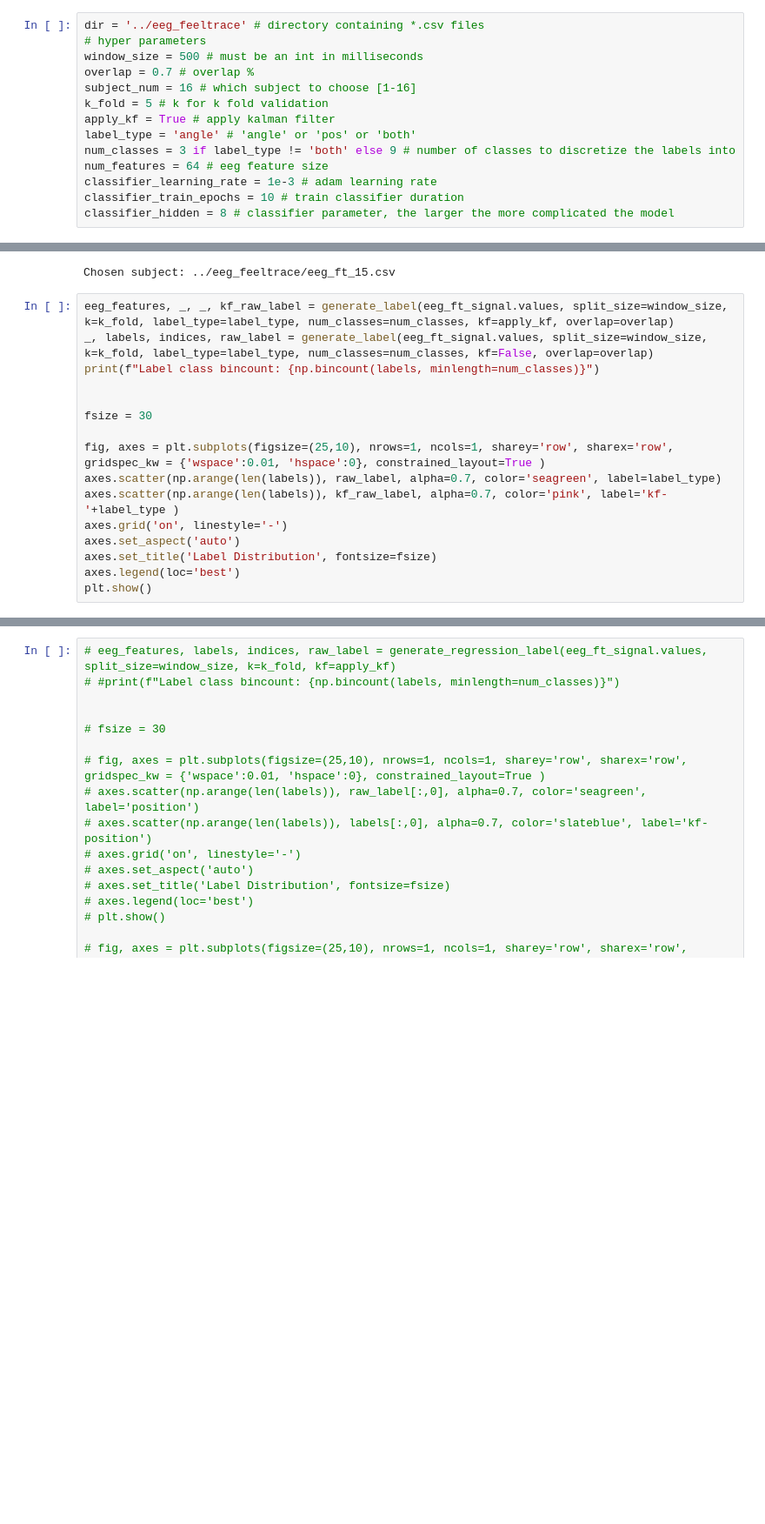
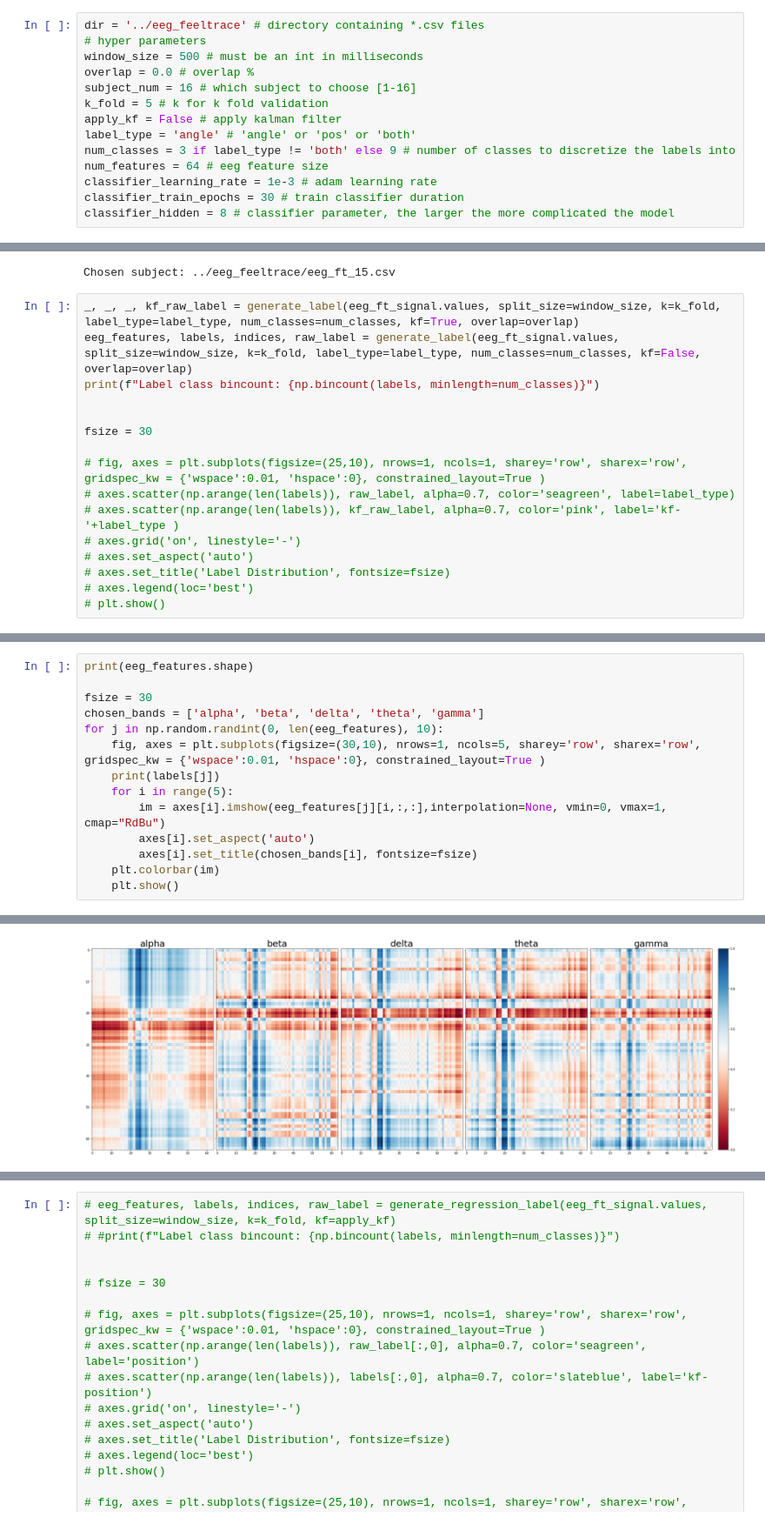
Before and after one commit to ubcspin/emod-eegify, a Jupyter notebook: src/cnn_eeg_classify.ipynb, the cells around one changed output, grey strips where cells are left out. Shown at 87% size. Saved outputs shown, nothing was run; the diff lists cells and outputs as text; blank space fills up the shorter version.

```diff
--- a/src/cnn_eeg_classify.ipynb
+++ b/src/cnn_eeg_classify.ipynb
@@ -39,15 +37,15 @@ from filterpy.kalman import KalmanFilter
 dir = '../eeg_feeltrace' # directory containing *.csv files
 # hyper parameters
 window_size = 500 # must be an int in milliseconds
-overlap = 0.7 # overlap %
+overlap = 0.0 # overlap %
 subject_num = 16 # which subject to choose [1-16]
 k_fold = 5 # k for k fold validation
-apply_kf = True # apply kalman filter
+apply_kf = False # apply kalman filter
 label_type = 'angle' # 'angle' or 'pos' or 'both'
 num_classes = 3 if label_type != 'both' else 9 # number of classes to discretize the labels into
 num_features = 64 # eeg feature size
 classifier_learning_rate = 1e-3 # adam learning rate
-classifier_train_epochs = 10 # train classifier duration
+classifier_train_epochs = 30 # train classifier duration
 classifier_hidden = 8 # classifier parameter, the larger the more complicated the model
 # %%
 # functions for preprocessing dataset
@@ -207,19 +211,19 @@ eeg_ft_signal = load_dataset(dir = dir, subject_num = subject_num)
 # %% [output]
 Chosen subject: ../eeg_feeltrace/eeg_ft_15.csv
 # %%
-eeg_features, _, _, kf_raw_label = generate_label(eeg_ft_signal.values, split_size=window_size, k=k_fold, label_type=label_type, num_classes=num_classes, kf=apply_kf, overlap=overlap)
-_, labels, indices, raw_label = generate_label(eeg_ft_signal.values, split_size=window_size, k=k_fold, label_type=label_type, num_classes=num_classes, kf=False, overlap=overlap)
+_, _, _, kf_raw_label = generate_label(eeg_ft_signal.values, split_size=window_size, k=k_fold, label_type=label_type, num_classes=num_classes, kf=True, overlap=overlap)
+eeg_features, labels, indices, raw_label = generate_label(eeg_ft_signal.values, split_size=window_size, k=k_fold, label_type=label_type, num_classes=num_classes, kf=False, overlap=overlap)
 print(f"Label class bincount: {np.bincount(labels, minlength=num_classes)}")
 
 
 fsize = 30
 
-fig, axes = plt.subplots(figsize=(25,10), nrows=1, ncols=1, sharey='row', sharex='row', gridspec_kw = {'wspace':0.01, 'hspace':0}, constrained_layout=True )
-axes.scatter(np.arange(len(labels)), raw_label, alpha=0.7, color='seagreen', label=label_type)
-axes.scatter(np.arange(len(labels)), kf_raw_label, alpha=0.7, color='pink', label='kf-'+label_type )
-axes.grid('on', linestyle='-')
-axes.set_aspect('auto')
-axes.set_title('Label Distribution', fontsize=fsize)
-axes.legend(loc='best')
-plt.show()
+# fig, axes = plt.subplots(figsize=(25,10), nrows=1, ncols=1, sharey='row', sharex='row', gridspec_kw = {'wspace':0.01, 'hspace':0}, constrained_layout=True )
+# axes.scatter(np.arange(len(labels)), raw_label, alpha=0.7, color='seagreen', label=label_type)
+# axes.scatter(np.arange(len(labels)), kf_raw_label, alpha=0.7, color='pink', label='kf-'+label_type )
+# axes.grid('on', linestyle='-')
+# axes.set_aspect('auto')
+# axes.set_title('Label Distribution', fontsize=fsize)
+# axes.legend(loc='best')
+# plt.show()
 # %% [output]
@@ -231,0 +235,15 @@ Label class bincount: [ 801 1878  658]
+# %%
+print(eeg_features.shape)
+
+fsize = 30
+chosen_bands = ['alpha', 'beta', 'delta', 'theta', 'gamma']
+for j in np.random.randint(0, len(eeg_features), 10):
+    fig, axes = plt.subplots(figsize=(30,10), nrows=1, ncols=5, sharey='row', sharex='row', gridspec_kw = {'wspace':0.01, 'hspace':0}, constrained_layout=True )
+    print(labels[j])
+    for i in range(5):
+        im = axes[i].imshow(eeg_features[j][i,:,:],interpolation=None, vmin=0, vmax=1, cmap="RdBu")
+        axes[i].set_aspect('auto')
+        axes[i].set_title(chosen_bands[i], fontsize=fsize)
+    plt.colorbar(im)
+    plt.show()
+# %% [output]
@@ -231,0 +252 @@ Label class bincount: [ 801 1878  658]
+[figure, added]
```
Also changed, not shown: parts of 8 cells of this notebook, 2 other files.
